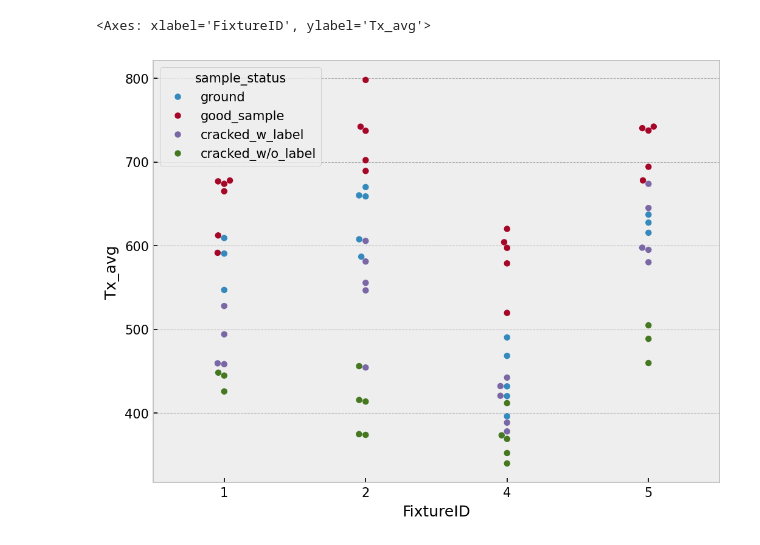
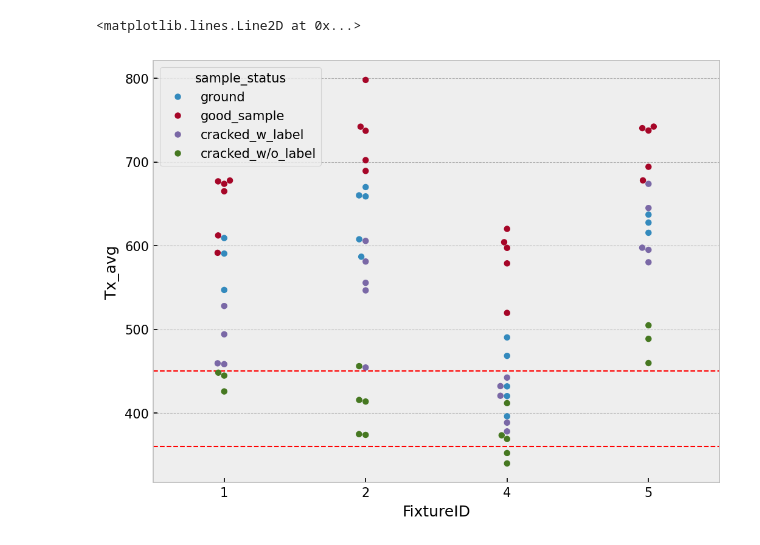
Before and after one commit to CPWRF/Projects, a Jupyter notebook: Products with Python/Descent MK3/MK3_PreMP/PreMP_sonar_Tx_AVG_FindLSL_2.ipynb, the cells around one changed output. Cells and saved outputs as stored; diff of their text form; code cells hidden in the pictures.

```diff
--- a/Products with Python/Descent MK3/MK3_PreMP/PreMP_sonar_Tx_AVG_FindLSL_2.ipynb
+++ b/Products with Python/Descent MK3/MK3_PreMP/PreMP_sonar_Tx_AVG_FindLSL_2.ipynb
@@ -7,7 +7,9 @@ raw = pd.read_excel('PreMP_sonar_Tx_AVG_FindLSL_2.xlsx').astype({'SerialNumber':
 # %%
 plt.style.use('bmh')
 plt.figure(dpi=150,figsize=(8, 6))
 sns.swarmplot(data=raw, x='FixtureID', y='Tx_avg', hue='sample_status')
+plt.axhline(y=450, color='red', ls='--', lw=1)
+plt.axhline(y=360, color='red', ls='--', lw=1)
 # %% [output]
-<Axes: xlabel='FixtureID', ylabel='Tx_avg'>
+<matplotlib.lines.Line2D at 0x...>
-[figure, old version]
+[figure, new version]
```
Also changed, not shown: parts of 1 cell of this notebook, 20 other files.
